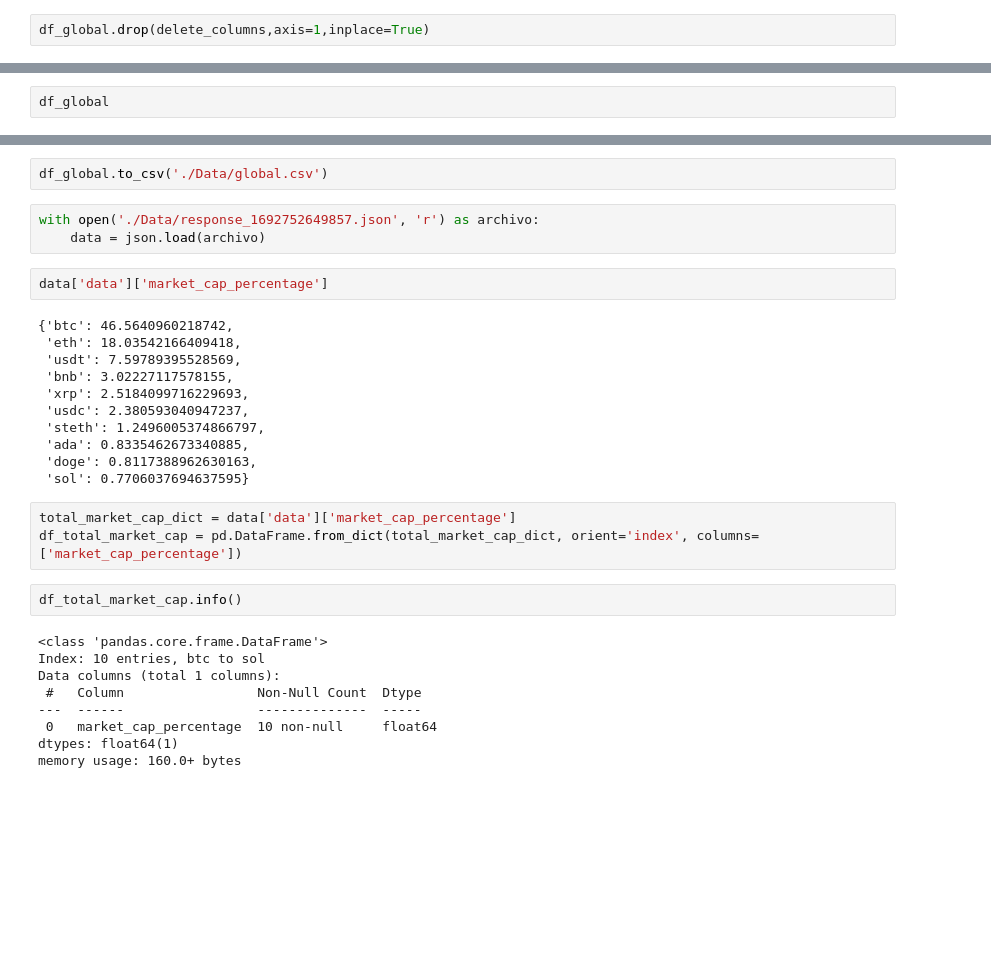
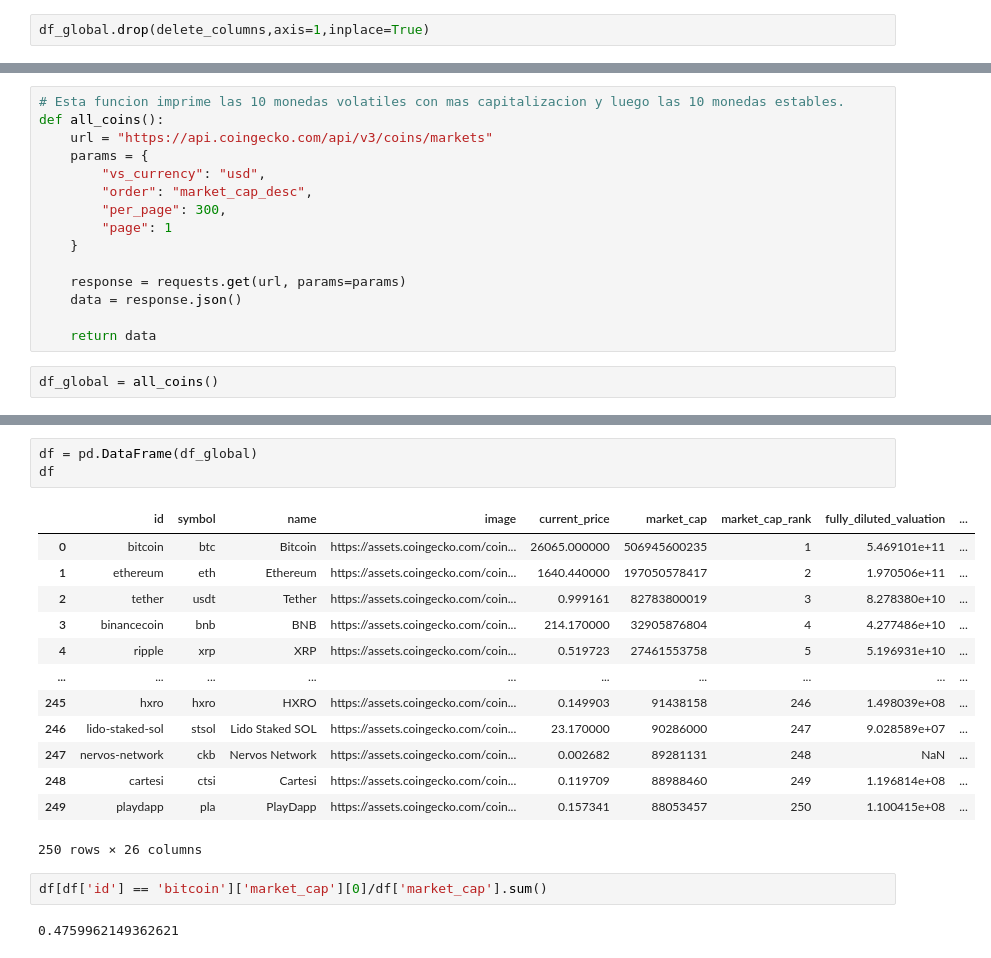
Before and after one commit to Galo0000/Analitics_Proyect_Cryptocurrency, a Jupyter notebook: Extract_data.ipynb, the cells around one changed output, grey strips where cells are left out. Saved outputs shown, nothing was run; the diff lists cells and outputs as text; blank space fills up the shorter version.

```diff
--- a/Extract_data.ipynb
+++ b/Extract_data.ipynb
@@ -246,2 +176,17 @@ IntCastingNaNError: Cannot convert non-finite values (NA or inf) to integer
+# %%
+# Esta funcion imprime las 10 monedas volatiles con mas capitalizacion y luego las 10 monedas estables.
+def all_coins():
+    url = "https://api.coingecko.com/api/v3/coins/markets"
+    params = {
+        "vs_currency": "usd",
+        "order": "market_cap_desc",
+        "per_page": 300,
+        "page": 1
+    }
+
+    response = requests.get(url, params=params)
+    data = response.json()
+
+    return data
 # %%
-df_global
+df_global = all_coins()
@@ -262,32 +193,21 @@ df_global
-# %%
-df_global.to_csv('./Data/global.csv')
-# %%
-with open('./Data/response_1692752649857.json', 'r') as archivo:
-    data = json.load(archivo)
-# %%
-data['data']['market_cap_percentage']
-# %% [output]
-{'btc': 46.5640960218742,
- 'eth': 18.03542166409418,
- 'usdt': 7.59789395528569,
- 'bnb': 3.02227117578155,
- 'xrp': 2.5184099716229693,
- 'usdc': 2.380593040947237,
- 'steth': 1.2496005374866797,
- 'ada': 0.8335462673340885,
- 'doge': 0.8117388962630163,
- 'sol': 0.7706037694637595}
-# %%
-total_market_cap_dict = data['data']['market_cap_percentage']
-df_total_market_cap = pd.DataFrame.from_dict(total_market_cap_dict, orient='index', columns=['market_cap_percentage'])
-# %%
-df_total_market_cap.info()
-# %% [output]
-<class 'pandas.core.frame.DataFrame'>
-Index: 10 entries, btc to sol
-Data columns (total 1 columns):
- #   Column                 Non-Null Count  Dtype
----  ------                 --------------  -----
- 0   market_cap_percentage  10 non-null     float64
-dtypes: float64(1)
-memory usage: 160.0+ bytes
+# %%
+df = pd.DataFrame(df_global)
+df
+# %% [output]
+|  | id | symbol | name | image | current_price | market_cap | market_cap_rank | fully_diluted_valuation | ... |
+| 0 | bitcoin | btc | Bitcoin | https://assets.coingecko.com/coin... | 26065.000000 | 506945600235 | 1 | 5.469101e+11 | ... |
+| 1 | ethereum | eth | Ethereum | https://assets.coingecko.com/coin... | 1640.440000 | 197050578417 | 2 | 1.970506e+11 | ... |
+| 2 | tether | usdt | Tether | https://assets.coingecko.com/coin... | 0.999161 | 82783800019 | 3 | 8.278380e+10 | ... |
+| 3 | binancecoin | bnb | BNB | https://assets.coingecko.com/coin... | 214.170000 | 32905876804 | 4 | 4.277486e+10 | ... |
+| 4 | ripple | xrp | XRP | https://assets.coingecko.com/coin... | 0.519723 | 27461553758 | 5 | 5.196931e+10 | ... |
+| ... | ... | ... | ... | ... | ... | ... | ... | ... | ... |
+| 245 | hxro | hxro | HXRO | https://assets.coingecko.com/coin... | 0.149903 | 91438158 | 246 | 1.498039e+08 | ... |
+| 246 | lido-staked-sol | stsol | Lido Staked SOL | https://assets.coingecko.com/coin... | 23.170000 | 90286000 | 247 | 9.028589e+07 | ... |
+| 247 | nervos-network | ckb | Nervos Network | https://assets.coingecko.com/coin... | 0.002682 | 89281131 | 248 | NaN | ... |
+| 248 | cartesi | ctsi | Cartesi | https://assets.coingecko.com/coin... | 0.119709 | 88988460 | 249 | 1.196814e+08 | ... |
+| 249 | playdapp | pla | PlayDapp | https://assets.coingecko.com/coin... | 0.157341 | 88053457 | 250 | 1.100415e+08 | ... |
+250 rows × 26 columns
+# %%
+df[df['id'] == 'bitcoin']['market_cap'][0]/df['market_cap'].sum()
+# %% [output]
+0.4759962149362621
```
Also changed, not shown: parts of 30 cells of this notebook, 3 other files.
